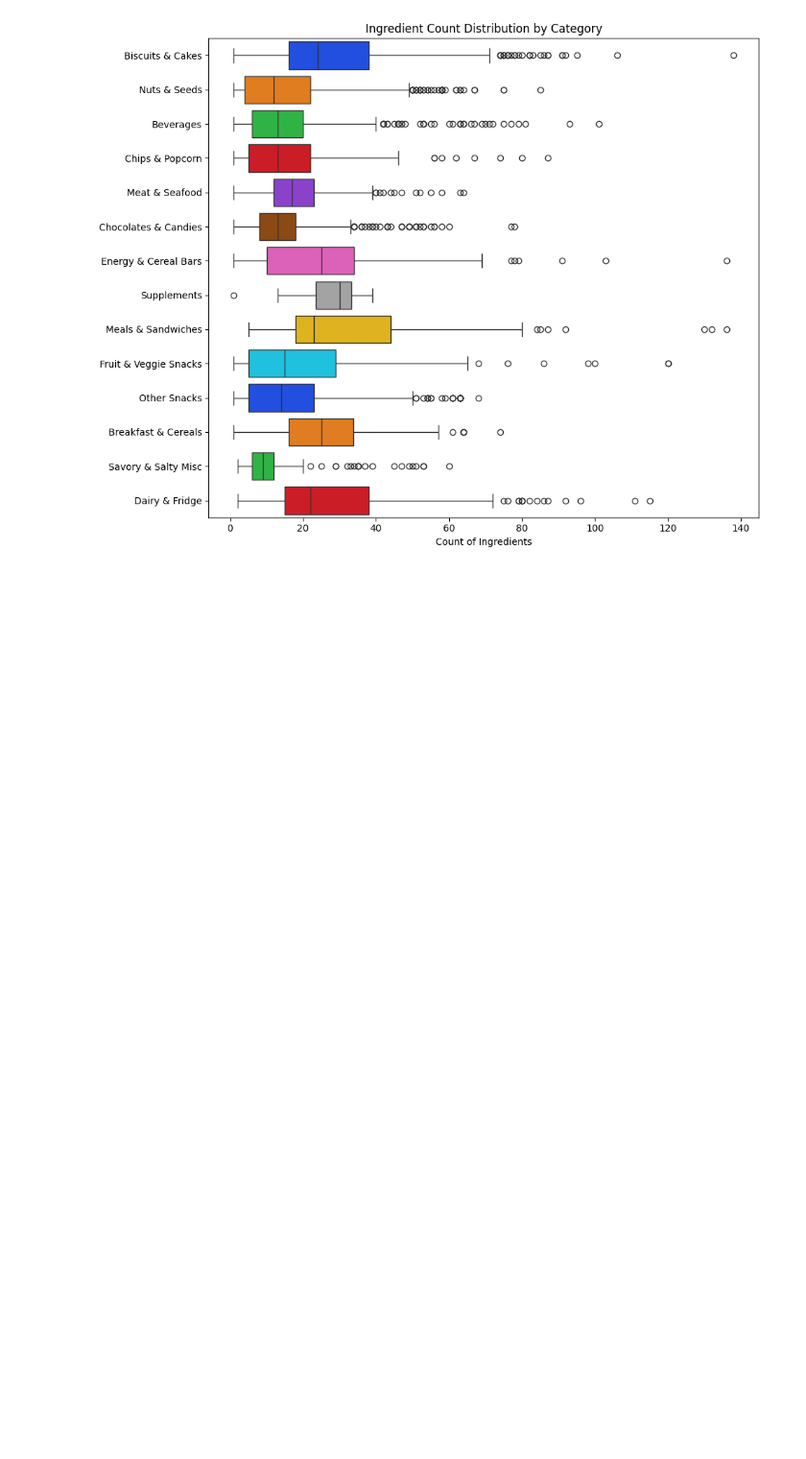
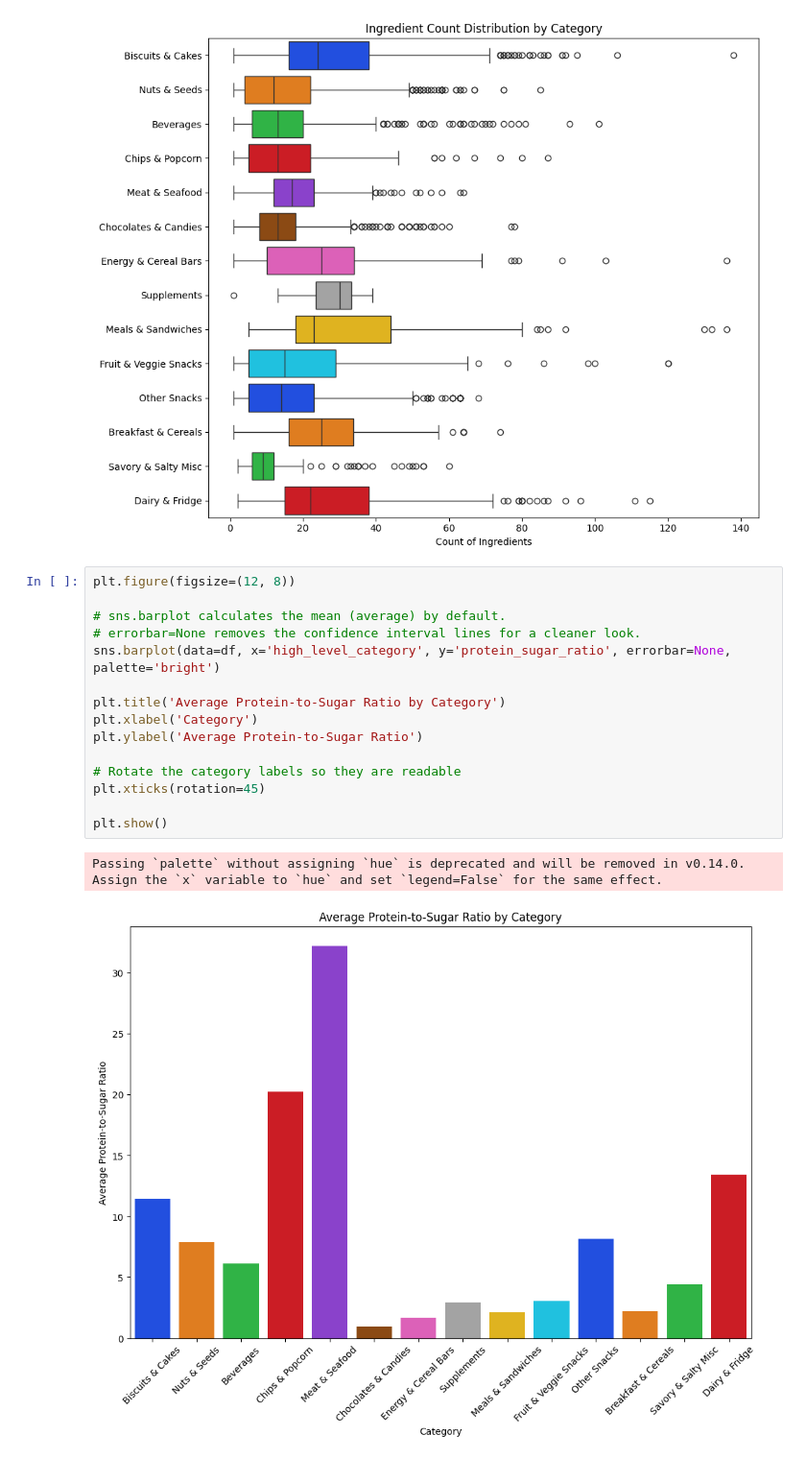
Before and after one commit to codetozombie/amalitech_nss, a Jupyter notebook: main.ipynb, the cells around one changed output. Shown at 96% size. Cells and saved outputs as stored; diff of their text form; blank space fills up the shorter version.

Commit message:
add bar graph of the high cat against protein sugar ratio

```diff
--- a/main.ipynb
+++ b/main.ipynb
@@ -511,3 +511,21 @@ plt.tight_layout()
 plt.show();
 # %% [output]
 [figure]
+# %%
+plt.figure(figsize=(12, 8))
+
+# sns.barplot calculates the mean (average) by default.
+# errorbar=None removes the confidence interval lines for a cleaner look.
+sns.barplot(data=df, x='high_level_category', y='protein_sugar_ratio', errorbar=None, palette='bright')
+
+plt.title('Average Protein-to-Sugar Ratio by Category')
+plt.xlabel('Category')
+plt.ylabel('Average Protein-to-Sugar Ratio')
+
+# Rotate the category labels so they are readable
+plt.xticks(rotation=45)
+
+plt.show()
+# %% [output]
+Passing `palette` without assigning `hue` is deprecated and will be removed in v0.14.0. Assign the `x` variable to `hue` and set `legend=False` for the same effect.
+[figure, added]
```
